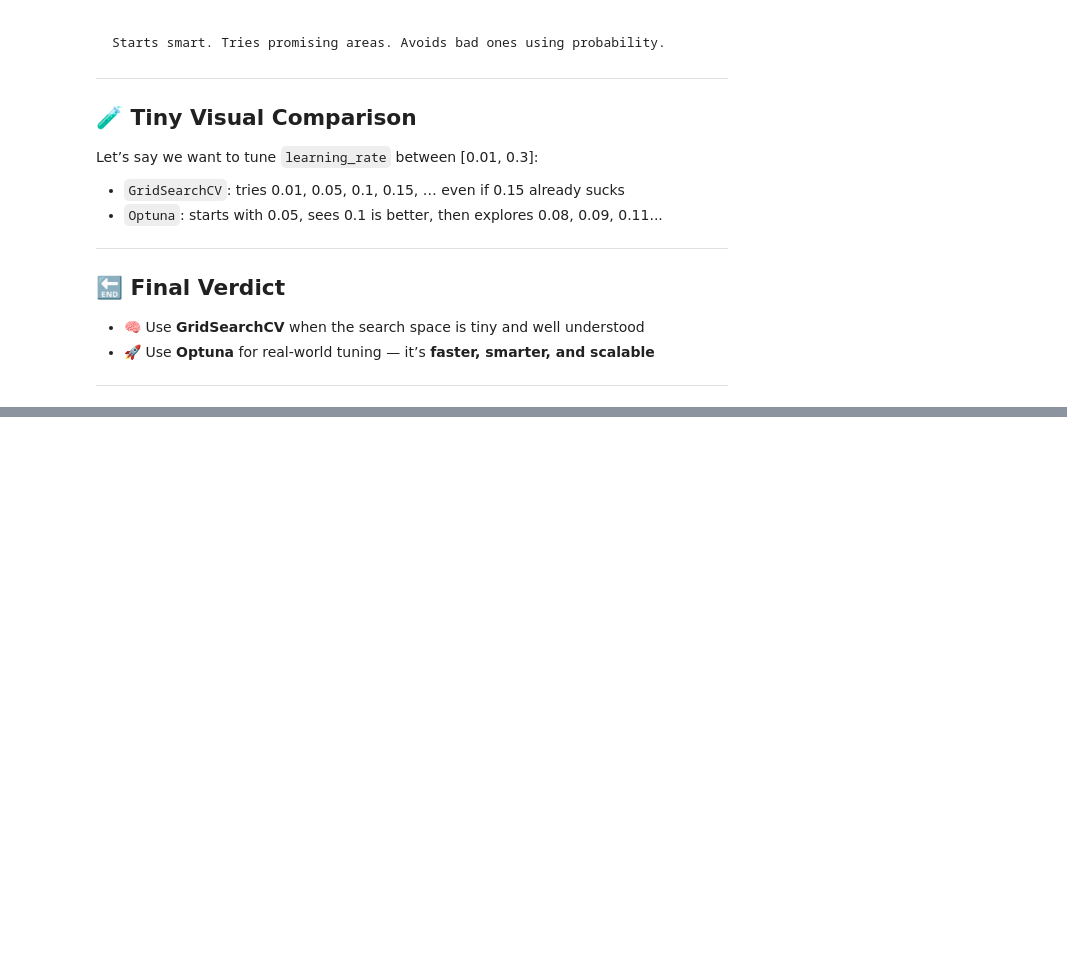
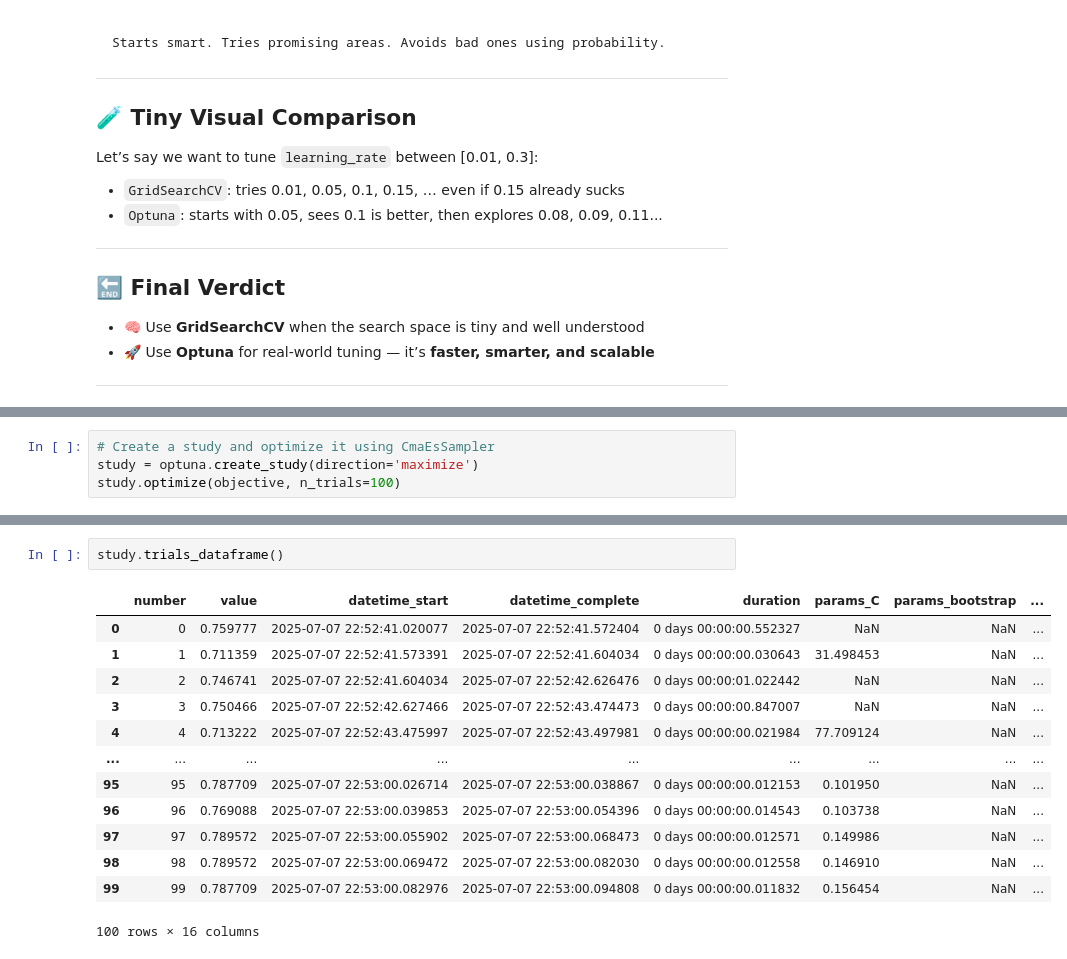
Before and after one commit to SyedNaveedM/CampusX_ML, a Jupyter notebook: 133_Optuna_Tuning/optuna.ipynb, the cells around one changed output, grey strips where cells are left out. Drawn from its saved outputs; the diff is of its cells as text; blank space fills up the shorter version.

Commit message:
Hyperparameter Tuning using Optuna

```diff
--- a/133_Optuna_Tuning/optuna.ipynb
+++ b/133_Optuna_Tuning/optuna.ipynb
@@ -188,0 +1012,4 @@ Let’s say we want to tune `learning_rate` between \[0.01, 0.3]:
+# %%
+# Create a study and optimize it using CmaEsSampler
+study = optuna.create_study(direction='maximize')
+study.optimize(objective, n_trials=100)
@@ -188,0 +1042,16 @@ Let’s say we want to tune `learning_rate` between \[0.01, 0.3]:
+# %%
+study.trials_dataframe()
+# %% [output]
+|  | number | value | datetime_start | datetime_complete | duration | params_C | params_bootstrap | ... |
+| 0 | 0 | 0.759777 | 2025-07-07 22:52:41.020077 | 2025-07-07 22:52:41.572404 | 0 days 00:00:00.552327 | NaN | NaN | ... |
+| 1 | 1 | 0.711359 | 2025-07-07 22:52:41.573391 | 2025-07-07 22:52:41.604034 | 0 days 00:00:00.030643 | 31.498453 | NaN | ... |
+| 2 | 2 | 0.746741 | 2025-07-07 22:52:41.604034 | 2025-07-07 22:52:42.626476 | 0 days 00:00:01.022442 | NaN | NaN | ... |
+| 3 | 3 | 0.750466 | 2025-07-07 22:52:42.627466 | 2025-07-07 22:52:43.474473 | 0 days 00:00:00.847007 | NaN | NaN | ... |
+| 4 | 4 | 0.713222 | 2025-07-07 22:52:43.475997 | 2025-07-07 22:52:43.497981 | 0 days 00:00:00.021984 | 77.709124 | NaN | ... |
+| ... | ... | ... | ... | ... | ... | ... | ... | ... |
+| 95 | 95 | 0.787709 | 2025-07-07 22:53:00.026714 | 2025-07-07 22:53:00.038867 | 0 days 00:00:00.012153 | 0.101950 | NaN | ... |
+| 96 | 96 | 0.769088 | 2025-07-07 22:53:00.039853 | 2025-07-07 22:53:00.054396 | 0 days 00:00:00.014543 | 0.103738 | NaN | ... |
+| 97 | 97 | 0.789572 | 2025-07-07 22:53:00.055902 | 2025-07-07 22:53:00.068473 | 0 days 00:00:00.012571 | 0.149986 | NaN | ... |
+| 98 | 98 | 0.789572 | 2025-07-07 22:53:00.069472 | 2025-07-07 22:53:00.082030 | 0 days 00:00:00.012558 | 0.146910 | NaN | ... |
+| 99 | 99 | 0.787709 | 2025-07-07 22:53:00.082976 | 2025-07-07 22:53:00.094808 | 0 days 00:00:00.011832 | 0.156454 | NaN | ... |
+100 rows × 16 columns
```
Also changed, not shown: parts of 43 cells of this notebook.
